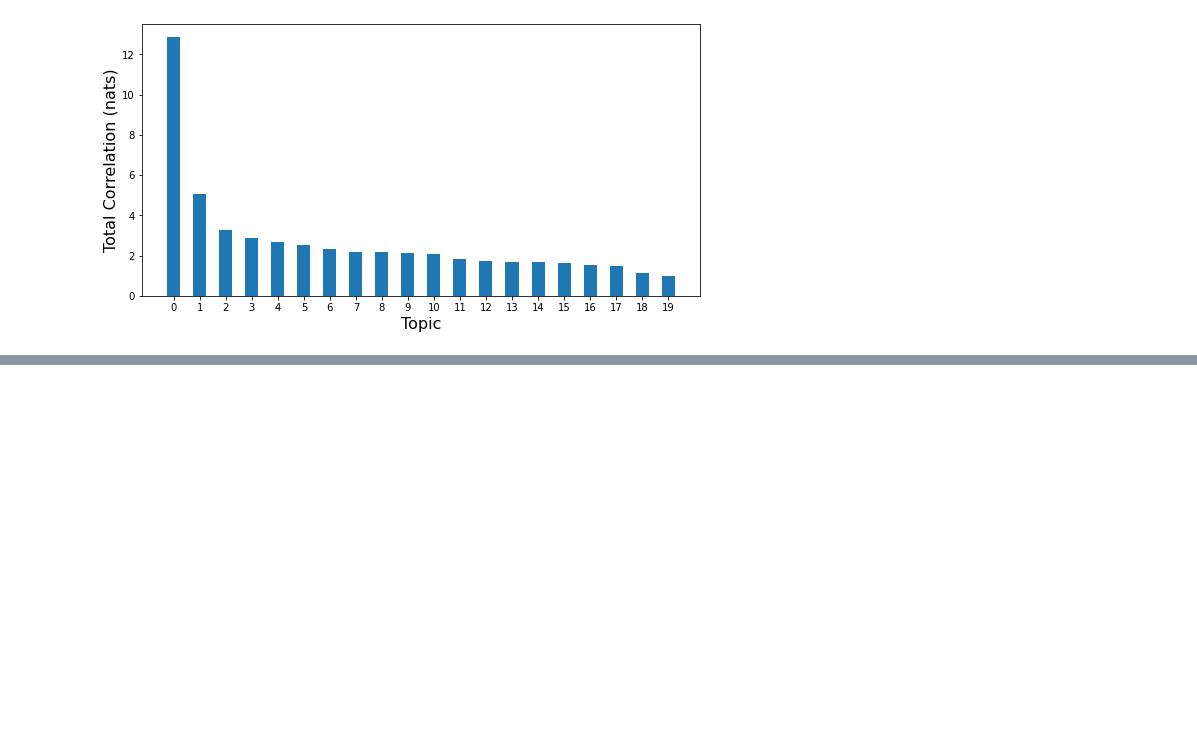
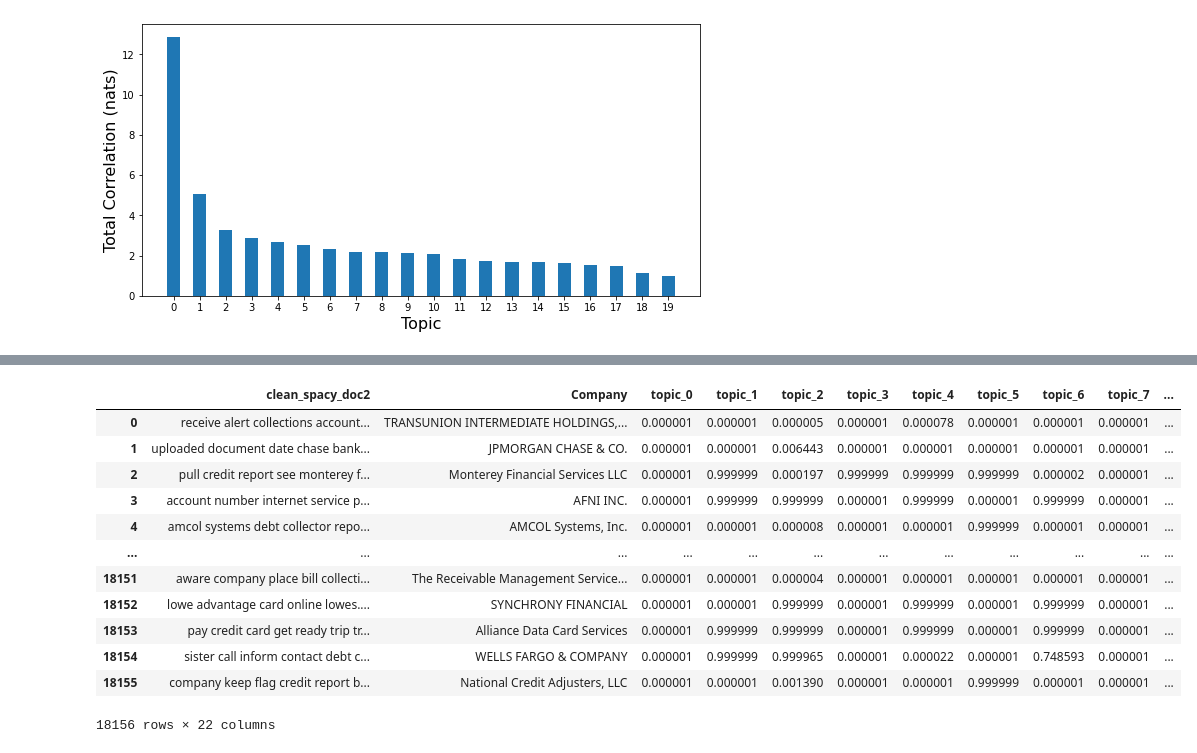
Before and after one commit to fw192020/clairvoyant_clustering, a Jupyter notebook: 2_CorEx.ipynb, the cells around one changed output, grey strips where cells are left out. Cells and saved outputs as stored; diff of their text form; code cells hidden in the pictures; blank space fills up the shorter version.

```diff
--- a/2_CorEx.ipynb
+++ b/2_CorEx.ipynb
@@ -104,0 +246,21 @@ topic_tc_chart(topic_model)
+# %%
+doc_top_prob = pd.DataFrame(anchored_topic_model_2.p_y_given_x, columns=["topic_{}".format(i) for i in range(20)])
+
+doc_top_prob.index = df_spacy_debt.index
+
+doc_top_prob = pd.concat([df_spacy_debt['clean_spacy_doc2'], df_spacy_debt['Company'], doc_top_prob], axis=1)
+doc_top_prob
+# %% [output]
+|  | clean_spacy_doc2 | Company | topic_0 | topic_1 | topic_2 | topic_3 | topic_4 | topic_5 | topic_6 | topic_7 | ... |
+| 0 | receive alert collections account... | TRANSUNION INTERMEDIATE HOLDINGS,... | 0.000001 | 0.000001 | 0.000005 | 0.000001 | 0.000078 | 0.000001 | 0.000001 | 0.000001 | ... |
+| 1 | uploaded document date chase bank... | JPMORGAN CHASE & CO. | 0.000001 | 0.000001 | 0.006443 | 0.000001 | 0.000001 | 0.000001 | 0.000001 | 0.000001 | ... |
+| 2 | pull credit report see monterey f... | Monterey Financial Services LLC | 0.000001 | 0.999999 | 0.000197 | 0.999999 | 0.999999 | 0.999999 | 0.000002 | 0.000001 | ... |
+| 3 | account number internet service p... | AFNI INC. | 0.000001 | 0.999999 | 0.999999 | 0.000001 | 0.999999 | 0.000001 | 0.999999 | 0.000001 | ... |
+| 4 | amcol systems debt collector repo... | AMCOL Systems, Inc. | 0.000001 | 0.000001 | 0.000008 | 0.000001 | 0.000001 | 0.999999 | 0.000001 | 0.000001 | ... |
+| ... | ... | ... | ... | ... | ... | ... | ... | ... | ... | ... | ... |
+| 18151 | aware company place bill collecti... | The Receivable Management Service... | 0.000001 | 0.000001 | 0.000004 | 0.000001 | 0.000001 | 0.000001 | 0.000001 | 0.000001 | ... |
+| 18152 | lowe advantage card online lowes.... | SYNCHRONY FINANCIAL | 0.000001 | 0.000001 | 0.999999 | 0.000001 | 0.999999 | 0.000001 | 0.999999 | 0.000001 | ... |
+| 18153 | pay credit card get ready trip tr... | Alliance Data Card Services | 0.000001 | 0.999999 | 0.999999 | 0.000001 | 0.999999 | 0.000001 | 0.999999 | 0.000001 | ... |
+| 18154 | sister call inform contact debt c... | WELLS FARGO & COMPANY | 0.000001 | 0.999999 | 0.999965 | 0.000001 | 0.000022 | 0.000001 | 0.748593 | 0.000001 | ... |
+| 18155 | company keep flag credit report b... | National Credit Adjusters, LLC | 0.000001 | 0.000001 | 0.001390 | 0.000001 | 0.000001 | 0.999999 | 0.000001 | 0.000001 | ... |
+18156 rows × 22 columns
```
Also changed, not shown: parts of 18 cells of this notebook, 1 other file.
